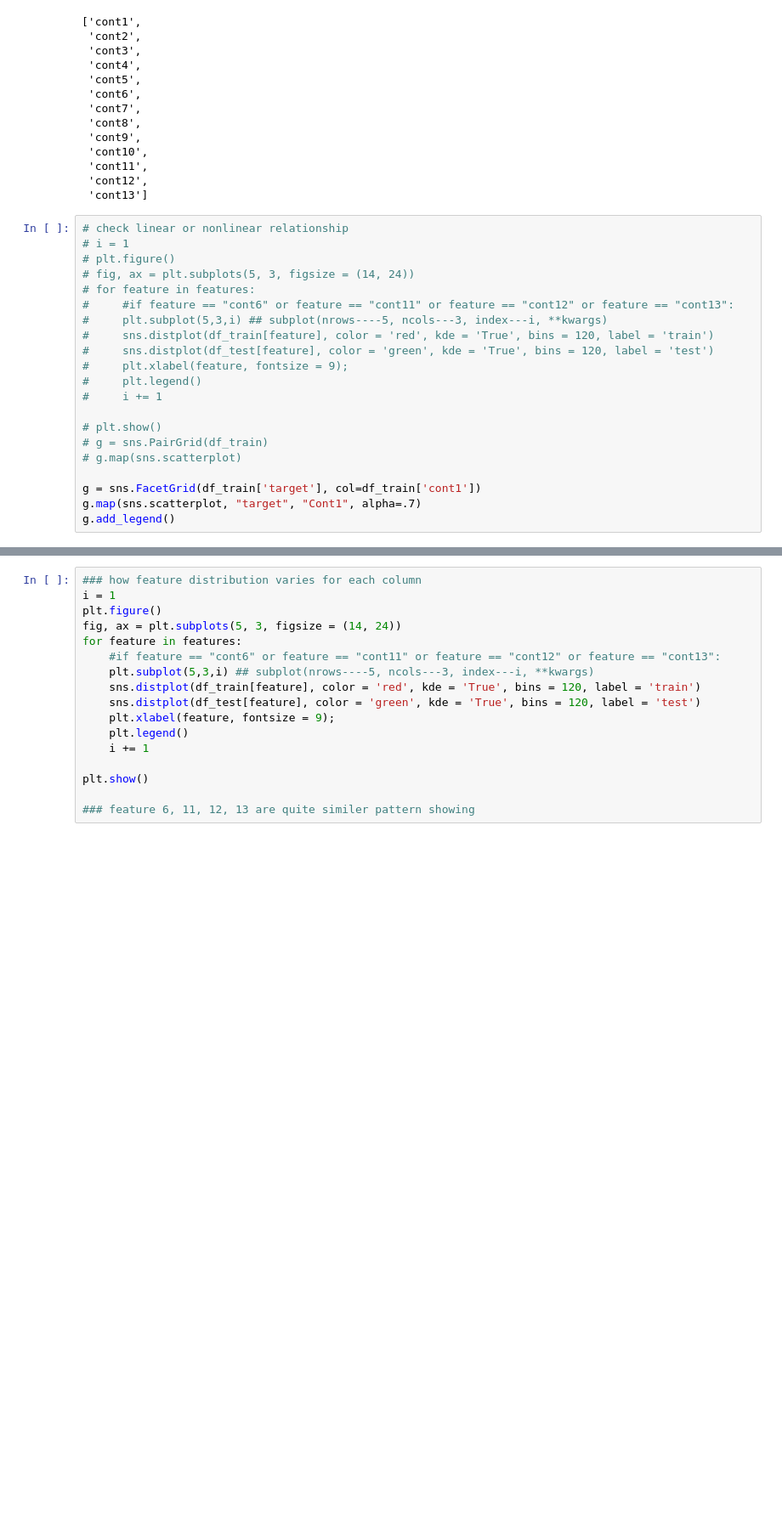
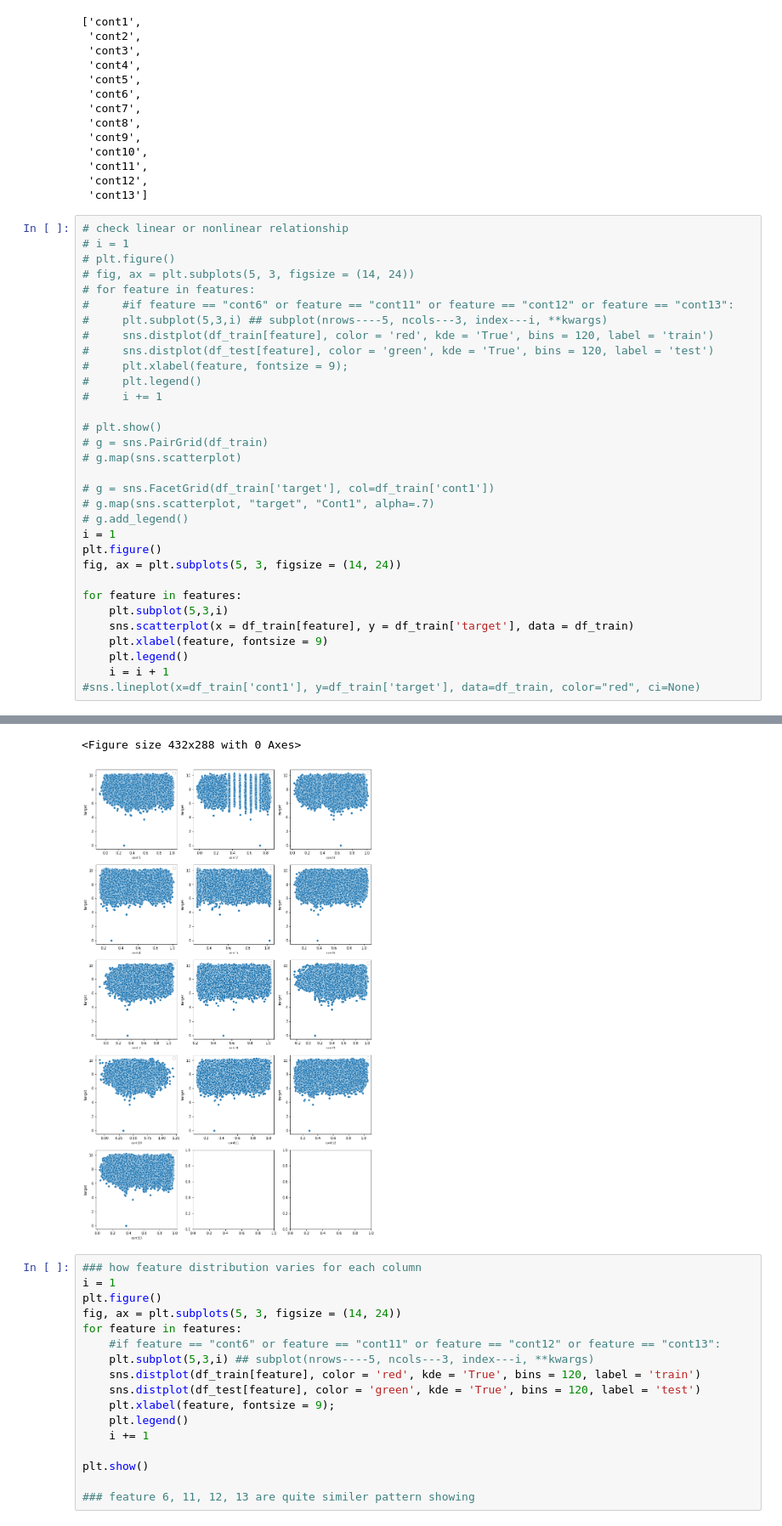
Before and after one commit to monochandan/Tabular_Playground_Series_Jan_21, a Jupyter notebook: TPS_jan_21.ipynb, the cells around one changed output, grey strips where cells are left out. Shown at 85% size. Cells and saved outputs as stored; diff of their text form; blank space fills up the shorter version.

```diff
--- a/TPS_jan_21.ipynb
+++ b/TPS_jan_21.ipynb
@@ -113,7 +113,18 @@ features
 # g = sns.PairGrid(df_train)
 # g.map(sns.scatterplot)
 
-g = sns.FacetGrid(df_train['target'], col=df_train['cont1'])
-g.map(sns.scatterplot, "target", "Cont1", alpha=.7)
-g.add_legend()
+# g = sns.FacetGrid(df_train['target'], col=df_train['cont1'])
+# g.map(sns.scatterplot, "target", "Cont1", alpha=.7)
+# g.add_legend()
+i = 1
+plt.figure()
+fig, ax = plt.subplots(5, 3, figsize = (14, 24))
+
+for feature in features:
+    plt.subplot(5,3,i)
+    sns.scatterplot(x = df_train[feature], y = df_train['target'], data = df_train)
+    plt.xlabel(feature, fontsize = 9)
+    plt.legend()
+    i = i + 1
+#sns.lineplot(x=df_train['cont1'], y=df_train['target'], data=df_train, color="red", ci=None)
 # %% [output]
@@ -121,3 +144,5 @@ KeyError: "None of [Float64Index([0.6703898514390889, 0.3880525276975261, 0.8349
+<Figure size 432x288 with 0 Axes>
+[figure, added]
 # %%
 ### how feature distribution varies for each column
 i = 1
```
Also changed, not shown: parts of 1 cell of this notebook.
